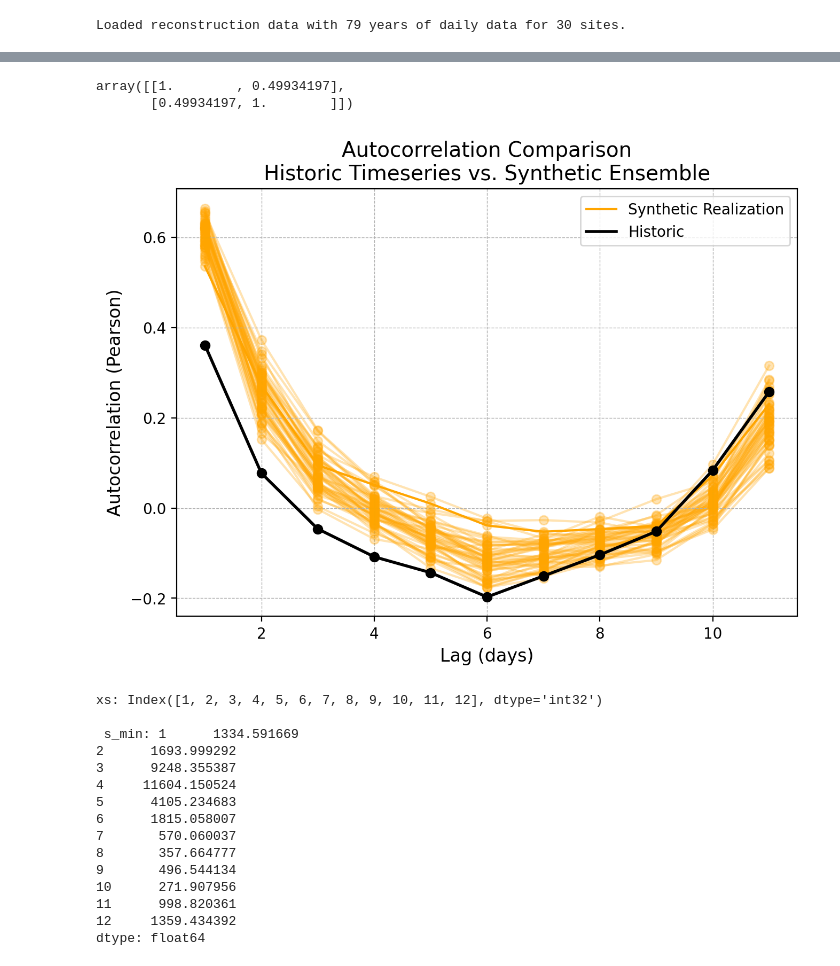
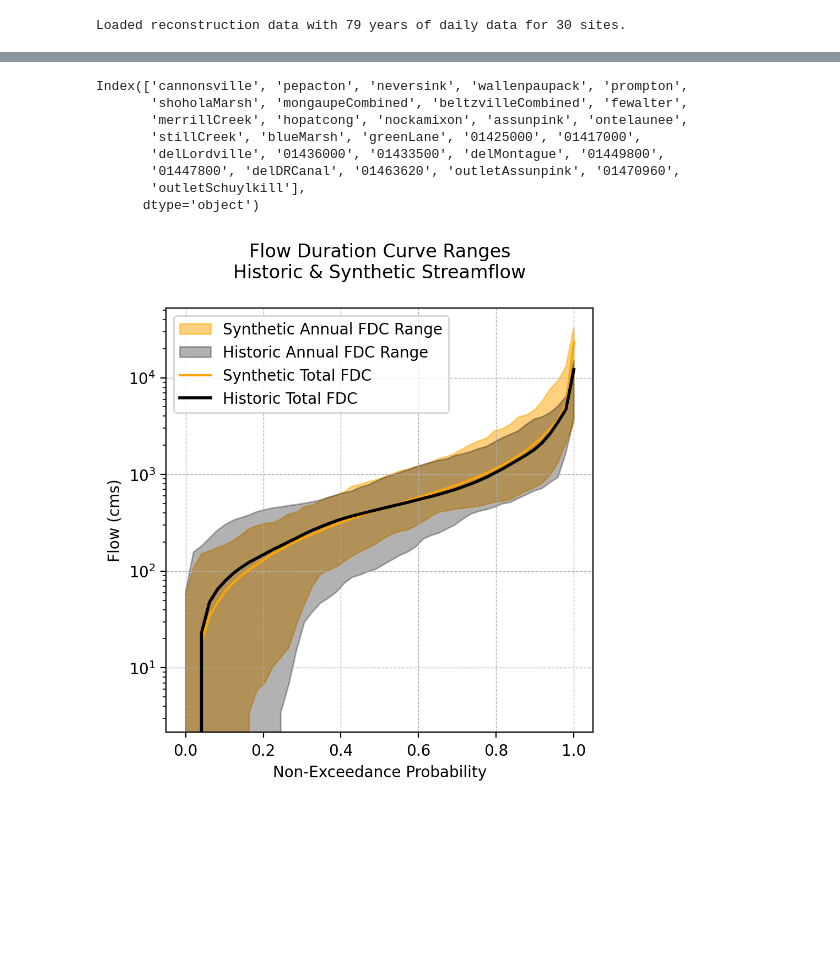
Before and after one commit to TrevorJA/SGLib, a Jupyter notebook: examples/kirsch_nowak_example.ipynb, the cells around one changed output, grey strips where cells are left out. Drawn from its saved outputs; the diff is of its cells as text; code cells hidden in the pictures; blank space fills up the shorter version.

```diff
--- a/examples/kirsch_nowak_example.ipynb
+++ b/examples/kirsch_nowak_example.ipynb
@@ -49,20 +85,26 @@ syn_ensemble = kn_gen.generate(n_realizations=n_realizations,
 # %%
-# Format syntehtic ensemble to format
+# Format syntehtic ensemble as {site: realizations}
 
 Q_syn = {}
-site_ensemble = np.zeros((n_years*12, n_realizations),
+Qs_inflows = {}
+syn_datetime = syn_ensemble[0].index
+for site in syn_ensemble[0].columns:
+    Q_syn[site] = np.zeros((len(syn_datetime), n_realizations),
                  dtype=float)
-for site in Q.columns:
-    Q_syn[site] = np.zeros((n_years*12, n_realizations),
-                 dtype=float)
+    Qs_inflows[site] = np.zeros((len(syn_datetime), n_realizations),
+                    dtype=float)
+
 
     for i in range(n_realizations):
         Q_syn[site][:, i] = syn_ensemble[i][site].values
+        Qs_inflows[site][:, i] = inflow_ensemble[i][site].values
 
     # Convert to DataFrame
     Q_syn[site] = pd.DataFrame(Q_syn[site],
-                               index=Q_monthly.index,
+                               index=syn_datetime,
                                columns=[i for i in range(n_realizations)])
-
+    Qs_inflows[site] = pd.DataFrame(Qs_inflows[site],
+                                    index=syn_datetime,
+                                    columns=[i for i in range(n_realizations)])
 
 # Q_syn['cannonsville']
@@ -109,39 +150,31 @@ syn_ensemble[0].rolling(window=12).sum().dropna().values[:, 0].min()
-# %%
-# get abs and syn autocorrelation
-lags = np.arange(1, 13)
-obs_acf = np.zeros(lags.shape[0])
-syn_acf = np.zeros(lags.shape[0])
-for i, lag in enumerate(lags):
-    obs_acf[i] = np.corrcoef(Q_monthly.iloc[:, 0].values[:-lag], Q_monthly.iloc[:, 0].values[lag:])[0, 1]
-    syn_acf[i] = np.corrcoef(syn_ensemble[4].iloc[:, 0].values[:-lag], syn_ensemble[4].iloc[:, 0].values[lag:])[0, 1]
-# %% [output]
-array([[1.        , 0.49934197],
-       [0.49934197, 1.        ]])
+# %%
+Q.columns
+# %% [output]
+Index(['cannonsville', 'pepacton', 'neversink', 'wallenpaupack', 'prompton',
+       'shoholaMarsh', 'mongaupeCombined', 'beltzvilleCombined', 'fewalter',
+       'merrillCreek', 'hopatcong', 'nockamixon', 'assunpink', 'ontelaunee',
+       'stillCreek', 'blueMarsh', 'greenLane', '01425000', '01417000',
+       'delLordville', '01436000', '01433500', 'delMontague', '01449800',
+       '01447800', 'delDRCanal', '01463620', 'outletAssunpink', '01470960',
+       'outletSchuylkill'],
+      dtype='object')
 # %%
-plot_site = 'pepacton'
+plot_site = 'delLordville'
 
-plot_autocorrelation(Q_monthly.loc[:, plot_site],
-                     Q_syn[plot_site],
-                     lag_range=np.arange(1,12), timestep='daily')
+# plot_autocorrelation(Q.loc[:, plot_site],
+#                      Q_syn[plot_site],
+#                      lag_range=np.arange(1,60, 5), timestep='daily')
 
-plot_flow_ranges(Q_monthly.iloc[:,0], Q_syn[plot_site],
-                 timestep='monthly')
+# plot_flow_ranges(Q.loc[:,plot_site],
+#                  Q_syn[plot_site],
+#                  timestep='daily')
 
-plot_fdc_ranges(Q_monthly.iloc[:,0], Q_syn[plot_site])
+plot_fdc_ranges(Q_inflows.loc[:,plot_site],
+                Qs_inflows[plot_site])
+
+plot_fdc_ranges(Q.loc[:,plot_site],
+                Q_syn[plot_site])
+
+# plot_correlation(Q, syn_ensemble[2])
 # %% [output]
-[figure, old version]
+[figure, new version]
-xs: Index([1, 2, 3, 4, 5, 6, 7, 8, 9, 10, 11, 12], dtype='int32')
-
- s_min: 1      1334.591669
-2      1693.999292
-3      9248.355387
-4     11604.150524
-5      4105.234683
-6      1815.058007
-7       570.060037
-8       357.664777
-9       496.544134
-10      271.907956
-11      998.820361
-12     1359.434392
-dtype: float64
```
Also changed, not shown: parts of 11 cells of this notebook, 14 other files.
